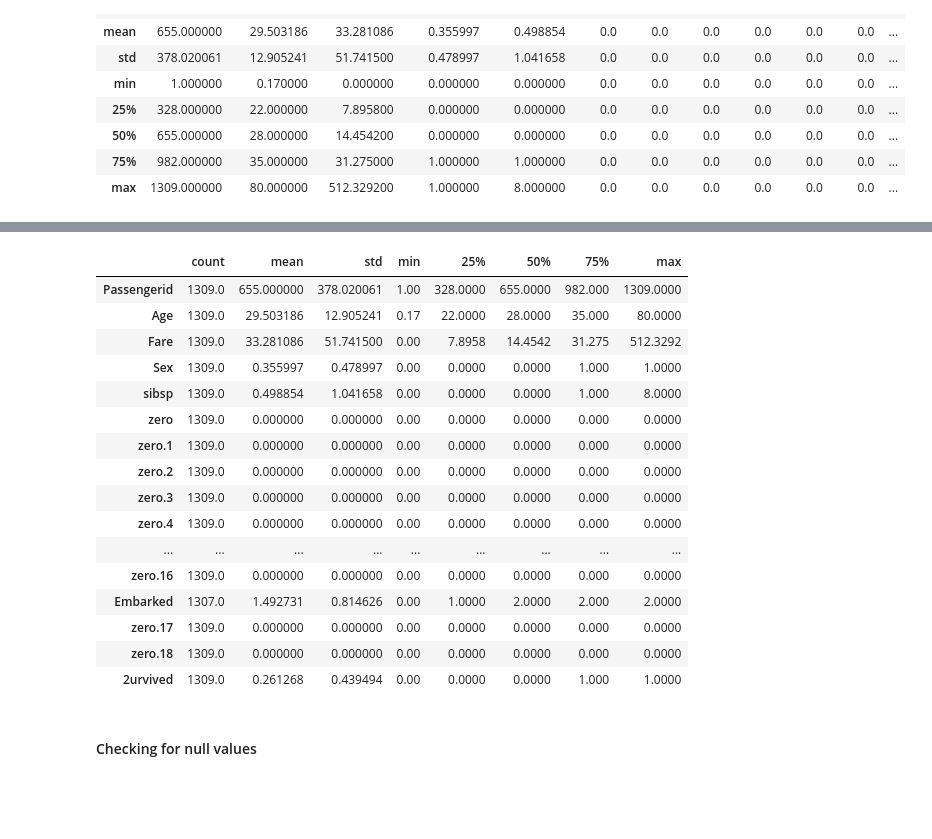
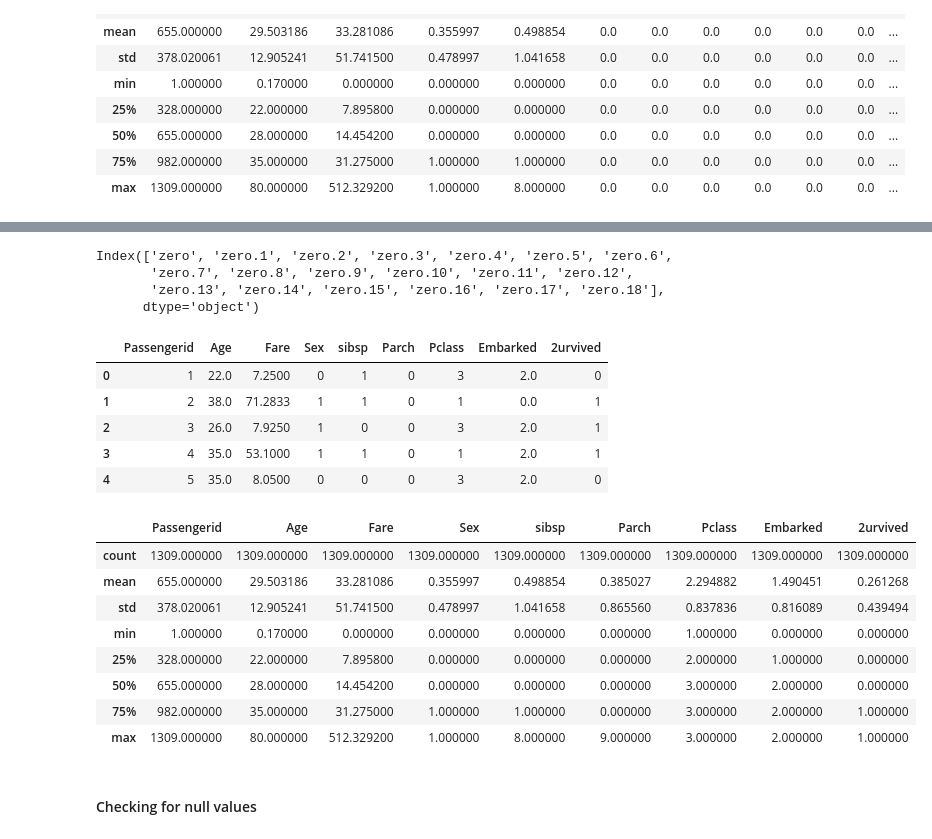
Before and after one commit to Shahrayar123/Titanic_Exploratory_Data_Analysis, a Jupyter notebook: Titanic_EDA.ipynb, the cells around one changed output, grey strips where cells are left out. Drawn from its saved outputs; the diff is of its cells as text; code cells hidden in the pictures; blank space fills up the shorter version.

```diff
--- a/Titanic_EDA.ipynb
+++ b/Titanic_EDA.ipynb
@@ -52,23 +112,35 @@ data.describe()
+# %%
+data.iloc[::,[5,6,7,8,9,10,11,13,14,15,16,17,18,19,20,22,23,25,26]].keys()
+# %% [output]
+Index(['zero', 'zero.1', 'zero.2', 'zero.3', 'zero.4', 'zero.5', 'zero.6',
+       'zero.7', 'zero.8', 'zero.9', 'zero.10', 'zero.11', 'zero.12',
+       'zero.13', 'zero.14', 'zero.15', 'zero.16', 'zero.17', 'zero.18'],
+      dtype='object')
+# %%
+data.drop(labels=['zero', 'zero.1', 'zero.2', 'zero.3', 'zero.4', 'zero.5', 'zero.6',
+       'zero.7', 'zero.8', 'zero.9', 'zero.10', 'zero.11', 'zero.12',
+       'zero.13', 'zero.14', 'zero.15', 'zero.16', 'zero.17', 'zero.18'], axis=1, inplace=True)
+# %%
+data.head()
+# %% [output]
+|  | Passengerid | Age | Fare | Sex | sibsp | Parch | Pclass | Embarked | 2urvived |
+| 0 | 1 | 22.0 | 7.2500 | 0 | 1 | 0 | 3 | 2.0 | 0 |
+| 1 | 2 | 38.0 | 71.2833 | 1 | 1 | 0 | 1 | 0.0 | 1 |
+| 2 | 3 | 26.0 | 7.9250 | 1 | 0 | 0 | 3 | 2.0 | 1 |
+| 3 | 4 | 35.0 | 53.1000 | 1 | 1 | 0 | 1 | 2.0 | 1 |
+| 4 | 5 | 35.0 | 8.0500 | 0 | 0 | 0 | 3 | 2.0 | 0 |
 # %%
-data.describe().T
+data.describe()
 # %% [output]
-|  | count | mean | std | min | 25% | 50% | 75% | max |
-| Passengerid | 1309.0 | 655.000000 | 378.020061 | 1.00 | 328.0000 | 655.0000 | 982.000 | 1309.0000 |
-| Age | 1309.0 | 29.503186 | 12.905241 | 0.17 | 22.0000 | 28.0000 | 35.000 | 80.0000 |
-| Fare | 1309.0 | 33.281086 | 51.741500 | 0.00 | 7.8958 | 14.4542 | 31.275 | 512.3292 |
-| Sex | 1309.0 | 0.355997 | 0.478997 | 0.00 | 0.0000 | 0.0000 | 1.000 | 1.0000 |
-| sibsp | 1309.0 | 0.498854 | 1.041658 | 0.00 | 0.0000 | 0.0000 | 1.000 | 8.0000 |
-| zero | 1309.0 | 0.000000 | 0.000000 | 0.00 | 0.0000 | 0.0000 | 0.000 | 0.0000 |
-| zero.1 | 1309.0 | 0.000000 | 0.000000 | 0.00 | 0.0000 | 0.0000 | 0.000 | 0.0000 |
-| zero.2 | 1309.0 | 0.000000 | 0.000000 | 0.00 | 0.0000 | 0.0000 | 0.000 | 0.0000 |
-| zero.3 | 1309.0 | 0.000000 | 0.000000 | 0.00 | 0.0000 | 0.0000 | 0.000 | 0.0000 |
-| zero.4 | 1309.0 | 0.000000 | 0.000000 | 0.00 | 0.0000 | 0.0000 | 0.000 | 0.0000 |
-| ... | ... | ... | ... | ... | ... | ... | ... | ... |
-| zero.16 | 1309.0 | 0.000000 | 0.000000 | 0.00 | 0.0000 | 0.0000 | 0.000 | 0.0000 |
-| Embarked | 1307.0 | 1.492731 | 0.814626 | 0.00 | 1.0000 | 2.0000 | 2.000 | 2.0000 |
-| zero.17 | 1309.0 | 0.000000 | 0.000000 | 0.00 | 0.0000 | 0.0000 | 0.000 | 0.0000 |
-| zero.18 | 1309.0 | 0.000000 | 0.000000 | 0.00 | 0.0000 | 0.0000 | 0.000 | 0.0000 |
-| 2urvived | 1309.0 | 0.261268 | 0.439494 | 0.00 | 0.0000 | 0.0000 | 1.000 | 1.0000 |
+|  | Passengerid | Age | Fare | Sex | sibsp | Parch | Pclass | Embarked | 2urvived |
+| count | 1309.000000 | 1309.000000 | 1309.000000 | 1309.000000 | 1309.000000 | 1309.000000 | 1309.000000 | 1309.000000 | 1309.000000 |
+| mean | 655.000000 | 29.503186 | 33.281086 | 0.355997 | 0.498854 | 0.385027 | 2.294882 | 1.490451 | 0.261268 |
+| std | 378.020061 | 12.905241 | 51.741500 | 0.478997 | 1.041658 | 0.865560 | 0.837836 | 0.816089 | 0.439494 |
+| min | 1.000000 | 0.170000 | 0.000000 | 0.000000 | 0.000000 | 0.000000 | 1.000000 | 0.000000 | 0.000000 |
+| 25% | 328.000000 | 22.000000 | 7.895800 | 0.000000 | 0.000000 | 0.000000 | 2.000000 | 1.000000 | 0.000000 |
+| 50% | 655.000000 | 28.000000 | 14.454200 | 0.000000 | 0.000000 | 0.000000 | 3.000000 | 2.000000 | 0.000000 |
+| 75% | 982.000000 | 35.000000 | 31.275000 | 1.000000 | 1.000000 | 0.000000 | 3.000000 | 2.000000 | 1.000000 |
+| max | 1309.000000 | 80.000000 | 512.329200 | 1.000000 | 8.000000 | 9.000000 | 3.000000 | 2.000000 | 1.000000 |
 # %% [markdown]
 #### Checking for null values
 # %%
```
Also changed, not shown: parts of 38 cells of this notebook.
